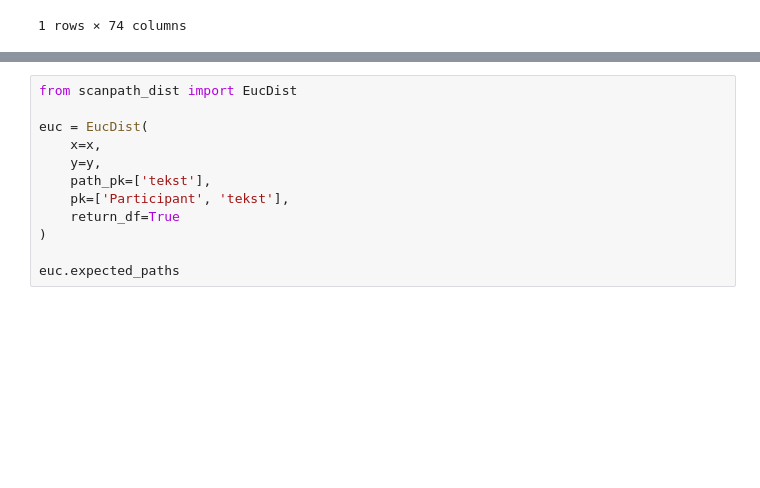
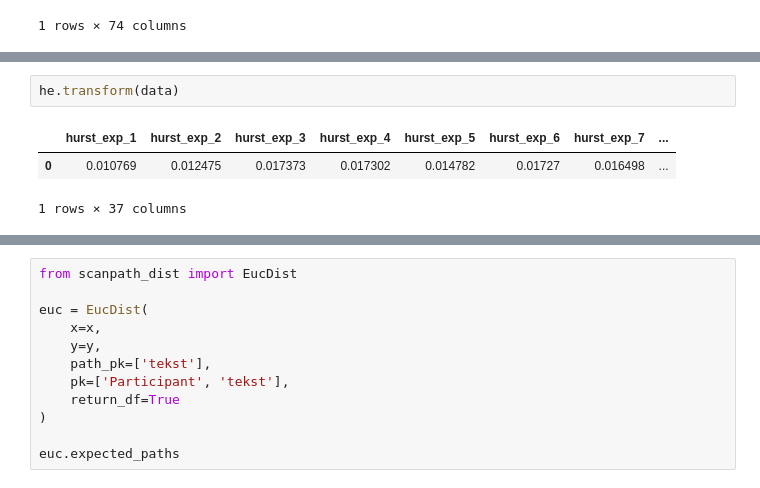
Before and after one commit to hse-scila/EyeFeatures, a Jupyter notebook: eyetracking/features/test.ipynb, the cells around one changed output, grey strips where cells are left out. Drawn from its saved outputs; the diff is of its cells as text; blank space fills up the shorter version.

```diff
--- a/eyetracking/features/test.ipynb
+++ b/eyetracking/features/test.ipynb
@@ -125,3 +105,9 @@ extractor.transform(data)
+# %%
+he.transform(data)
+# %% [output]
+|  | hurst_exp_1 | hurst_exp_2 | hurst_exp_3 | hurst_exp_4 | hurst_exp_5 | hurst_exp_6 | hurst_exp_7 | ... |
+| 0 | 0.010769 | 0.012475 | 0.017373 | 0.017302 | 0.014782 | 0.01727 | 0.016498 | ... |
+1 rows × 37 columns
 # %%
 sac_len.transform(data).shape, fix_dur.transform(data).shape, sac_vel, extractor.transform(data).shape
 # %% [output]
```
Also changed, not shown: parts of 17 cells of this notebook, 2 other files.
